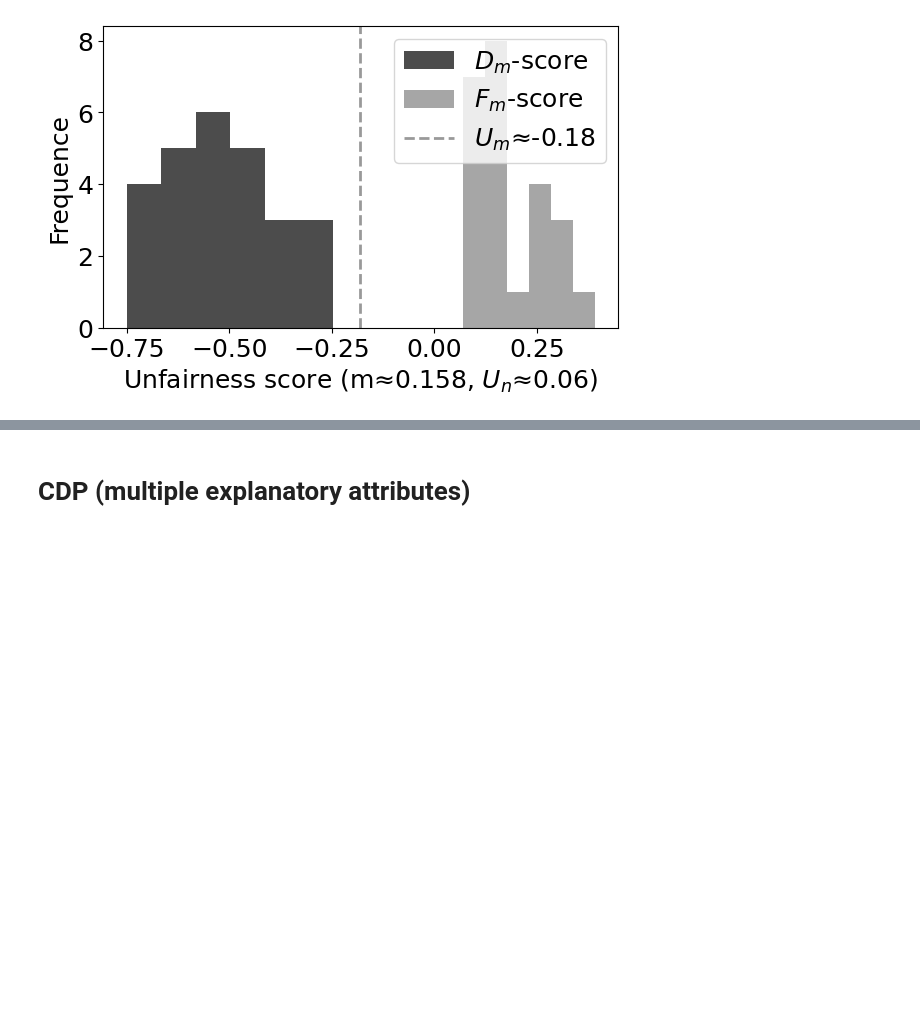
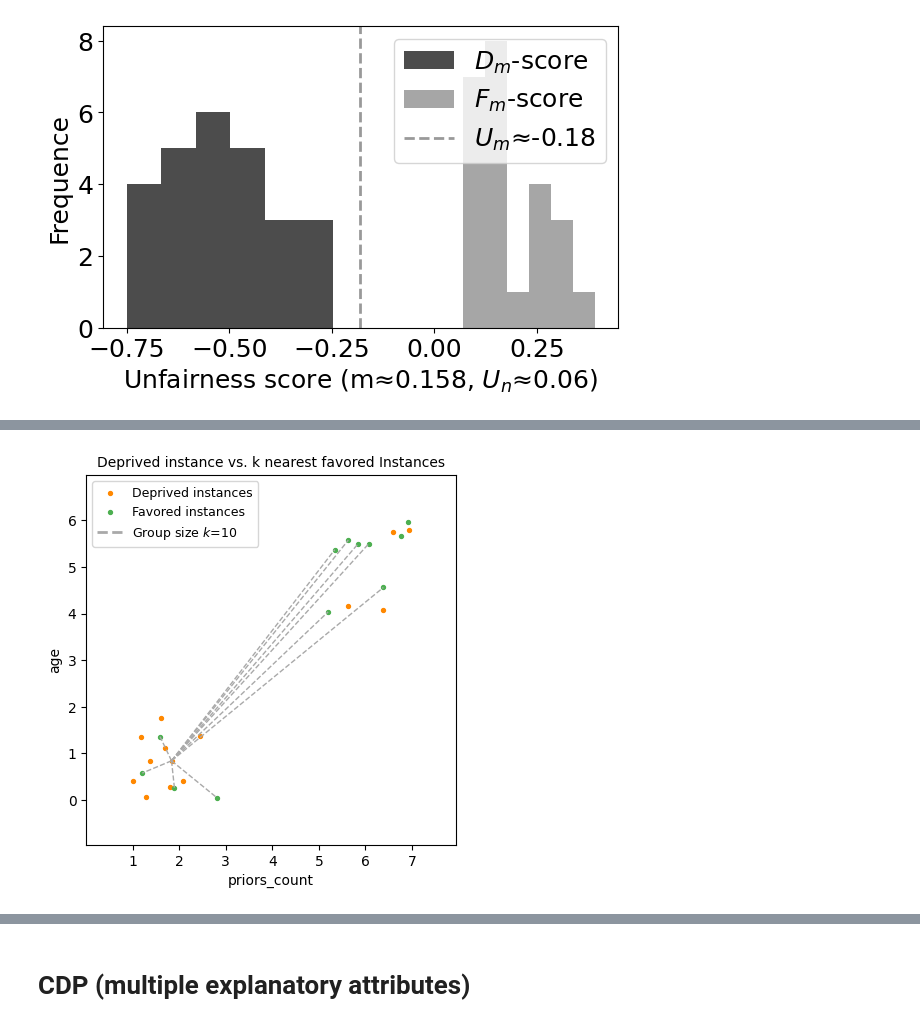
Before and after one commit to python211223/fairness-aware-classification, a Jupyter notebook: fair_classification.ipynb, the cells around one changed output, grey strips where cells are left out. Drawn from its saved outputs; the diff is of its cells as text; code cells hidden in the pictures; blank space fills up the shorter version.

```diff
--- a/fair_classification.ipynb
+++ b/fair_classification.ipynb
@@ -1691,0 +1694,98 @@ relabel_deprived(df_ar.to_numpy(), d_m_ar, d_matrix_ar, m_ar, 'ar', 48, save=1)
+# %%
+def plot_fairness_comparison(deprived_instances, favored_instances, k, title='', seed=0):
+    """
+    This function simulates and visualizes the distribution of deprived and favored instances in a 2D space.
+    It provides a visual representation of how favored instances relate to deprived instances in terms of proximity
+    or group size.
+
+    :param deprived_instances: list of sublists, each containing [x, y, n] where x, y are the coordinates
+    and n is the number of deprived instances to simulate around that point.
+    :param favored_instances: list of sublists, each containing [x, y, n] where x, y are the coordinates
+    and n is the number of favored instances to simulate around that point.
+    :param k: number of nearest favored instances to consider or used as a threshold for distance.
+    If k is 0, the function will display instances within a certain distance.
+    :param title: title of the plot (default='').
+    :param seed: random seed for reproducibility (default=0).
+    """
+
+    np.random.seed(seed)
+
+    all_x = []
+    all_y = []
+    first_coordinates = []
+    favored_coordinates = []
+
+    deprived_color = '#FF8800'
+    favored_color = '#4CAF50'
+    distance_color = '#A9A9A9'
+
+    radius = 1.4
+    markersize = 8
+    fontsize = 10
+    first_deprived = True
+    first_favored = True
+
+    fig, ax = plt.subplots()
+
+    for i, (x_center, y_center, n) in enumerate(deprived_instances):
+        x_positions = np.random.uniform(low=x_center - 1, high=x_center + 1, size=n)
+        y_positions = np.random.uniform(low=y_center - 1, high=y_center + 1, size=n)
+
+        all_x.extend(x_positions)
+        all_y.extend(y_positions)
+
+        scatter = ax.scatter(x_positions, y_positions, color=deprived_color, s=markersize,
+                             label='Deprived instances' if first_deprived else "")
+
+        if first_deprived:
+            first_deprived = False
+            if k == 0:
+                ax.add_patch(plt.Circle((x_positions[0], y_positions[0]), radius, fill=False, linestyle='--',
+                                        color=distance_color))
+            else:
+                first_coordinates.append([x_positions[0], y_positions[0]])
+
+    for i, (x_center, y_center, n) in enumerate(favored_instances):
+        x_positions = np.random.uniform(low=x_center - 1, high=x_center + 1, size=n)
+        y_positions = np.random.uniform(low=y_center - 1, high=y_center + 1, size=n)
+
+        all_x.extend(x_positions)
+        all_y.extend(y_positions)
+
+        ax.scatter(x_positions, y_positions, color=favored_color, s=markersize,
+                   label='Favored instances' if first_favored else "")
+        if first_favored:
+            first_favored = False
+
+        for x, y in zip(x_positions, y_positions):
+            favored_coordinates.append((x, y))
+
+    if first_coordinates:
+        distances = [(np.sqrt((x - first_coordinates[0][0]) ** 2 + (y - first_coordinates[0][1]) ** 2), (x, y))
+                     for (x, y) in favored_coordinates]
+        closest_instances = [coord for _, coord in sorted(distances, key=lambda item: item[0])[:k]]
+        for coord in closest_instances:
+            plt.plot([first_coordinates[0][0], coord[0]], [first_coordinates[0][1], coord[1]], color=distance_color,
+                     linestyle='--', linewidth=1)
+
+    ax.set_xlim(min(all_x) - 1, max(all_x) + 1)
+    ax.set_ylim(min(all_y) - 1, max(all_y) + 1)
+
+    distance_label = f'Distance $m$' if k == 0 else f'Group size $k$={k}'
+    ax.plot([], [], linestyle='--', color=distance_color, label=distance_label)
+
+    ax.legend(loc='best', frameon=True, fontsize=9)
+    ax.set_aspect('equal', 'box')
+    plt.title(title, fontsize=fontsize)
+    ax.set_xlabel("priors_count", fontsize=fontsize)
+    ax.set_ylabel("age", fontsize=fontsize)
+    ax.tick_params(axis='both', which='major', labelsize=10)
+    plt.show()
+
+
+plot_fairness_comparison([[2, 1, 10], [6, 5, 4]], [[6, 5, 8], [2, 1, 4]], 10,
+                         'Deprived instance vs. k nearest favored Instances', 1)
+plot_fairness_comparison([[2, 1, 10], [6, 5, 4]], [[6, 5, 8], [2, 1, 4]], 0, 'Deprived vs. favored within distance $m$',
+                         1)
+# %% [output]
+[figure, added]
```
Also changed, not shown: parts of 4 cells of this notebook.
